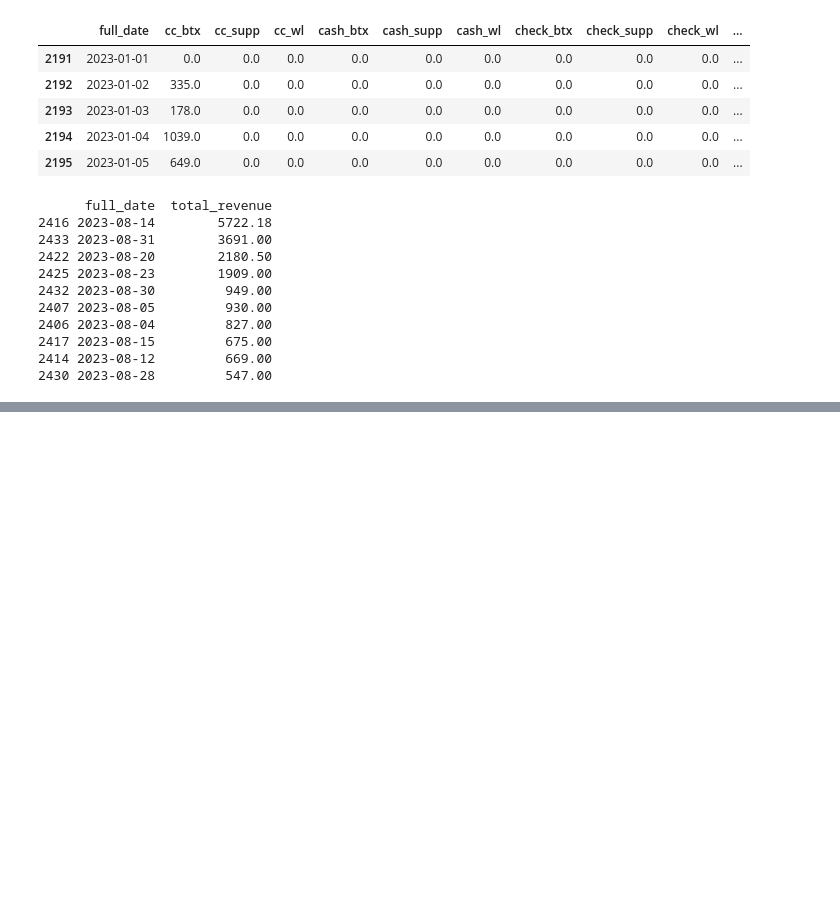
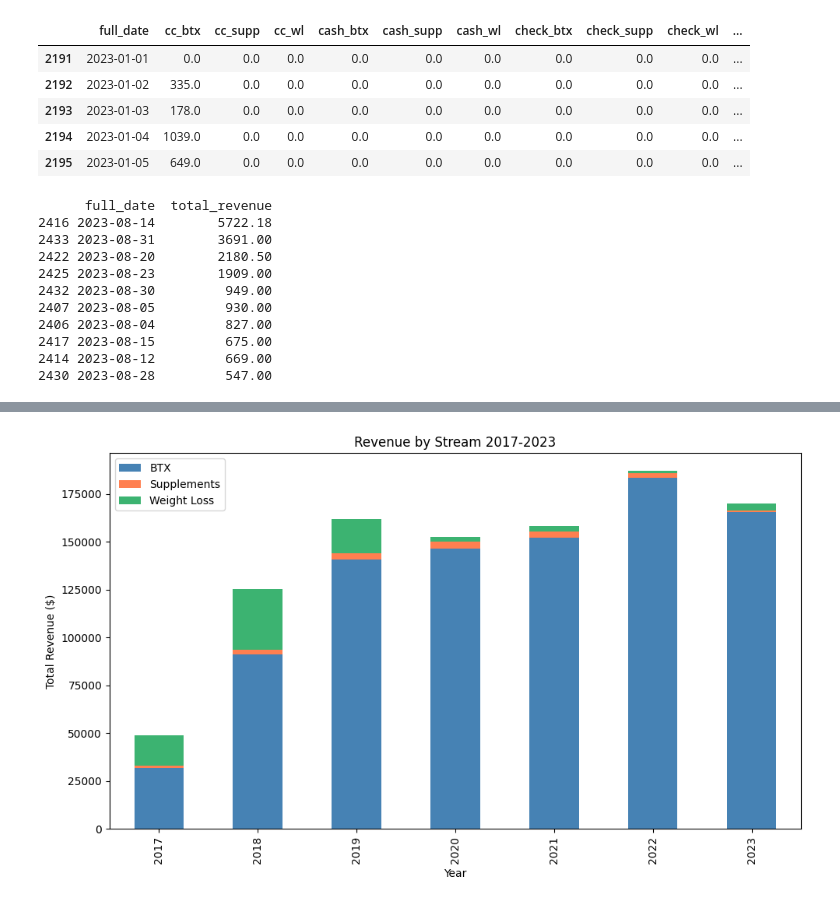
Before and after one commit to jeffboerger/clinic-revenue-pipeline, a Jupyter notebook: notebooks/explore.ipynb, the cells around one changed output, grey strips where cells are left out. Cells and saved outputs as stored; diff of their text form; code cells hidden in the pictures; blank space fills up the shorter version.

Commit message:
added revenue stream analysis and stacked bar visualization

```diff
--- a/notebooks/explore.ipynb
+++ b/notebooks/explore.ipynb
@@ -324,0 +336,13 @@ print(august_2023[['full_date', 'total_revenue']].sort_values('total_revenue', a
+# %%
+# Lets look at BTX Subscription, Supplements, and Weight Loss separately by year
+
+stream_by_year = df_all.groupby('year')[['cc_btx', 'cash_btx', 'check_btx',
+                                          'cc_supp', 'cash_supp', 'check_supp',
+                                          'cc_wl', 'cash_wl', 'check_wl']].sum()
+
+# Combine payment types into revenue streams
+stream_by_year['total_btx'] = stream_by_year['cc_btx'] + stream_by_year['cash_btx'] + stream_by_year['check_btx']
+stream_by_year['total_supp'] = stream_by_year['cc_supp'] + stream_by_year['cash_supp'] + stream_by_year['check_supp']
+stream_by_year['total_wl'] = stream_by_year['cc_wl'] + stream_by_year['cash_wl'] + stream_by_year['check_wl']
+
+print(stream_by_year[['total_btx', 'total_supp', 'total_wl']])
@@ -324,0 +359,18 @@ print(august_2023[['full_date', 'total_revenue']].sort_values('total_revenue', a
+# %%
+# lets make the above into a pretty pretty picture
+
+stream_by_year[['total_btx', 'total_supp', 'total_wl']].plot(
+    kind='bar',
+    stacked=True,
+    figsize=(10,6),
+    color=['steelblue', 'coral', 'mediumseagreen']
+)
+
+plt.title('Revenue by Stream 2017-2023')
+plt.xlabel('Year')
+plt.ylabel('Total Revenue ($)')
+plt.legend(['BTX', 'Supplements', 'Weight Loss'])
+plt.tight_layout()
+plt.show()
+# %% [output]
+[figure, added]
```
Also changed, not shown: parts of 3 cells of this notebook.
